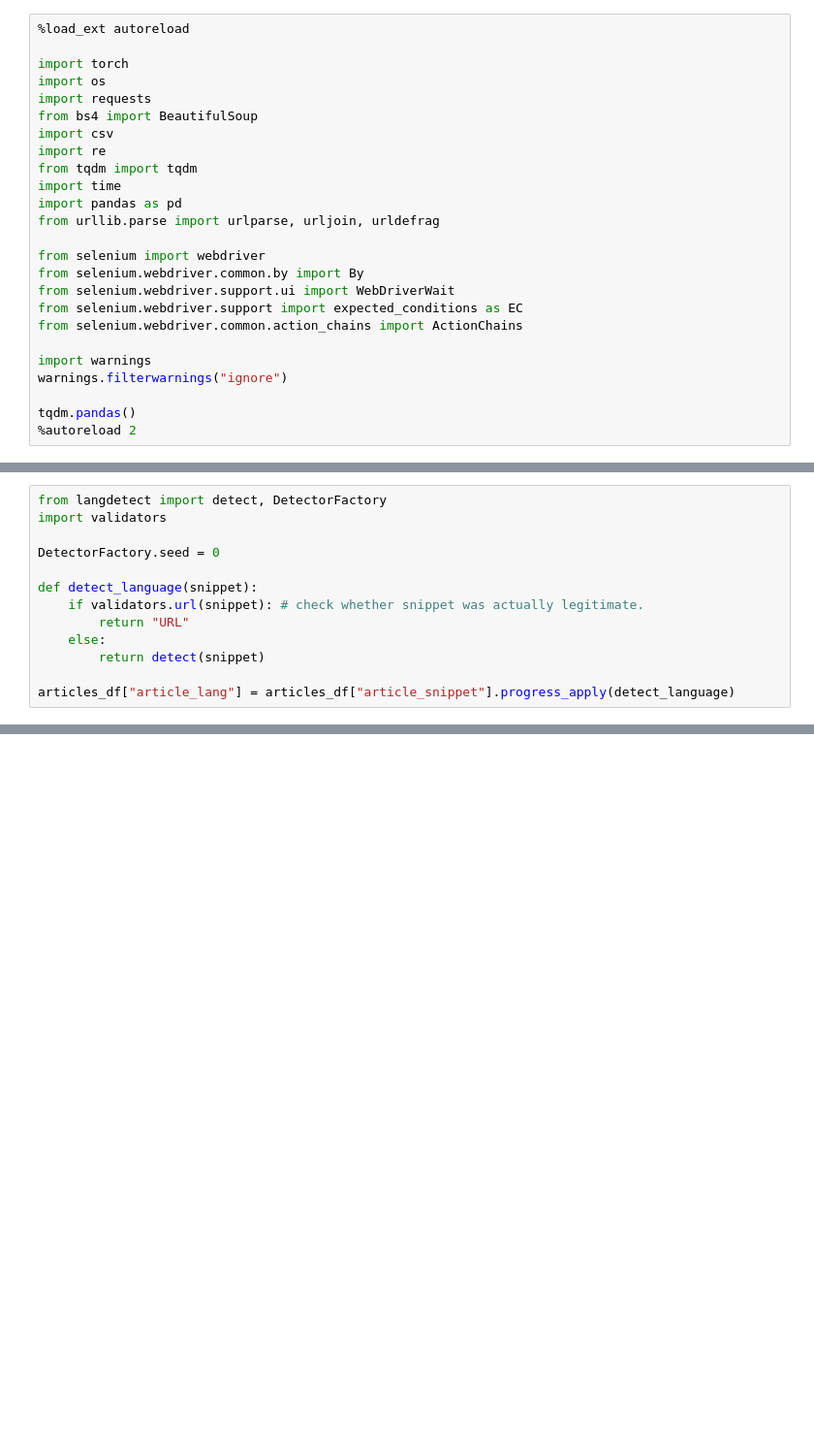
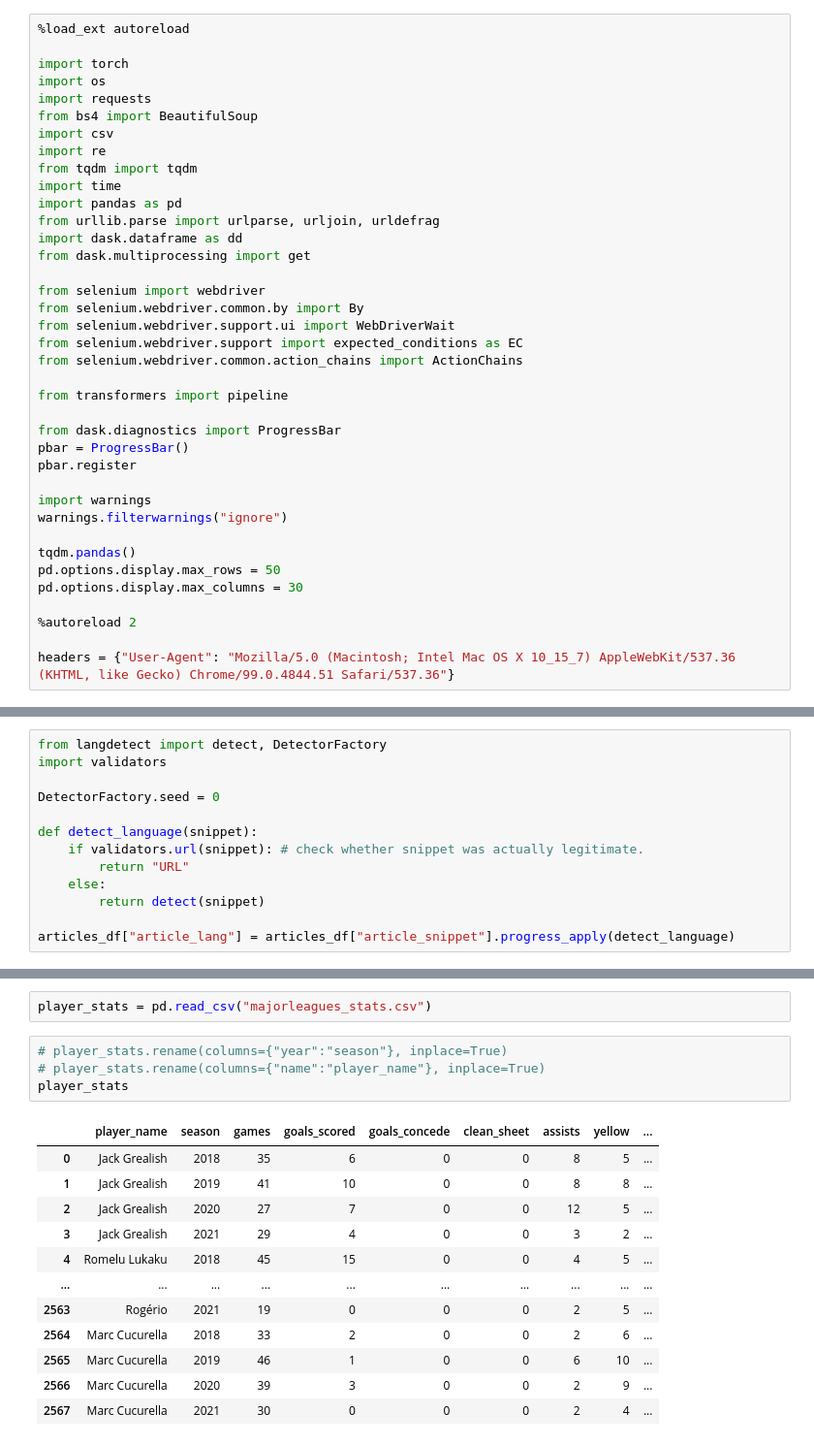
Before and after one commit to kenghweeng/sports-messiest-news, a Jupyter notebook: Untitled.ipynb, the cells around one changed output, grey strips where cells are left out. Shown at 97% size. Saved outputs shown, nothing was run; the diff lists cells and outputs as text; blank space fills up the shorter version.

```diff
--- a/Untitled.ipynb
+++ b/Untitled.ipynb
@@ -22,6 +54,8 @@ from tqdm import tqdm
 import time
 import pandas as pd
 from urllib.parse import urlparse, urljoin, urldefrag
+import dask.dataframe as dd
+from dask.multiprocessing import get
 
 from selenium import webdriver
 from selenium.webdriver.common.by import By
@@ -29,8 +63,19 @@ from selenium.webdriver.support.ui import WebDriverWait
 from selenium.webdriver.support import expected_conditions as EC
 from selenium.webdriver.common.action_chains import ActionChains
 
+from transformers import pipeline
+
+from dask.diagnostics import ProgressBar
+pbar = ProgressBar()
+pbar.register
+
 import warnings
 warnings.filterwarnings("ignore")
 
 tqdm.pandas()
+pd.options.display.max_rows = 50
+pd.options.display.max_columns = 30
+
 %autoreload 2
+
+headers = {"User-Agent": "Mozilla/5.0 (Macintosh; Intel Mac OS X 10_15_7) AppleWebKit/537.36 (KHTML, like Gecko) Chrome/99.0.4844.51 Safari/537.36"}
@@ -605,0 +852,19 @@ articles_df.to_csv("majorleagues_embeddings.csv", index=False)
+# %%
+player_stats = pd.read_csv("majorleagues_stats.csv")
+# %%
+# player_stats.rename(columns={"year":"season"}, inplace=True)
+# player_stats.rename(columns={"name":"player_name"}, inplace=True)
+player_stats
+# %% [output]
+|  | player_name | season | games | goals_scored | goals_concede | clean_sheet | assists | yellow | ... |
+| 0 | Jack Grealish | 2018 | 35 | 6 | 0 | 0 | 8 | 5 | ... |
+| 1 | Jack Grealish | 2019 | 41 | 10 | 0 | 0 | 8 | 8 | ... |
+| 2 | Jack Grealish | 2020 | 27 | 7 | 0 | 0 | 12 | 5 | ... |
+| 3 | Jack Grealish | 2021 | 29 | 4 | 0 | 0 | 3 | 2 | ... |
+| 4 | Romelu Lukaku | 2018 | 45 | 15 | 0 | 0 | 4 | 5 | ... |
+| ... | ... | ... | ... | ... | ... | ... | ... | ... | ... |
+| 2563 | Rogério | 2021 | 19 | 0 | 0 | 0 | 2 | 5 | ... |
+| 2564 | Marc Cucurella | 2018 | 33 | 2 | 0 | 0 | 2 | 6 | ... |
+| 2565 | Marc Cucurella | 2019 | 46 | 1 | 0 | 0 | 6 | 10 | ... |
+| 2566 | Marc Cucurella | 2020 | 39 | 3 | 0 | 0 | 2 | 9 | ... |
+| 2567 | Marc Cucurella | 2021 | 30 | 0 | 0 | 0 | 2 | 4 | ... |
```
Also changed, not shown: parts of 85 cells of this notebook, 11 other files.
